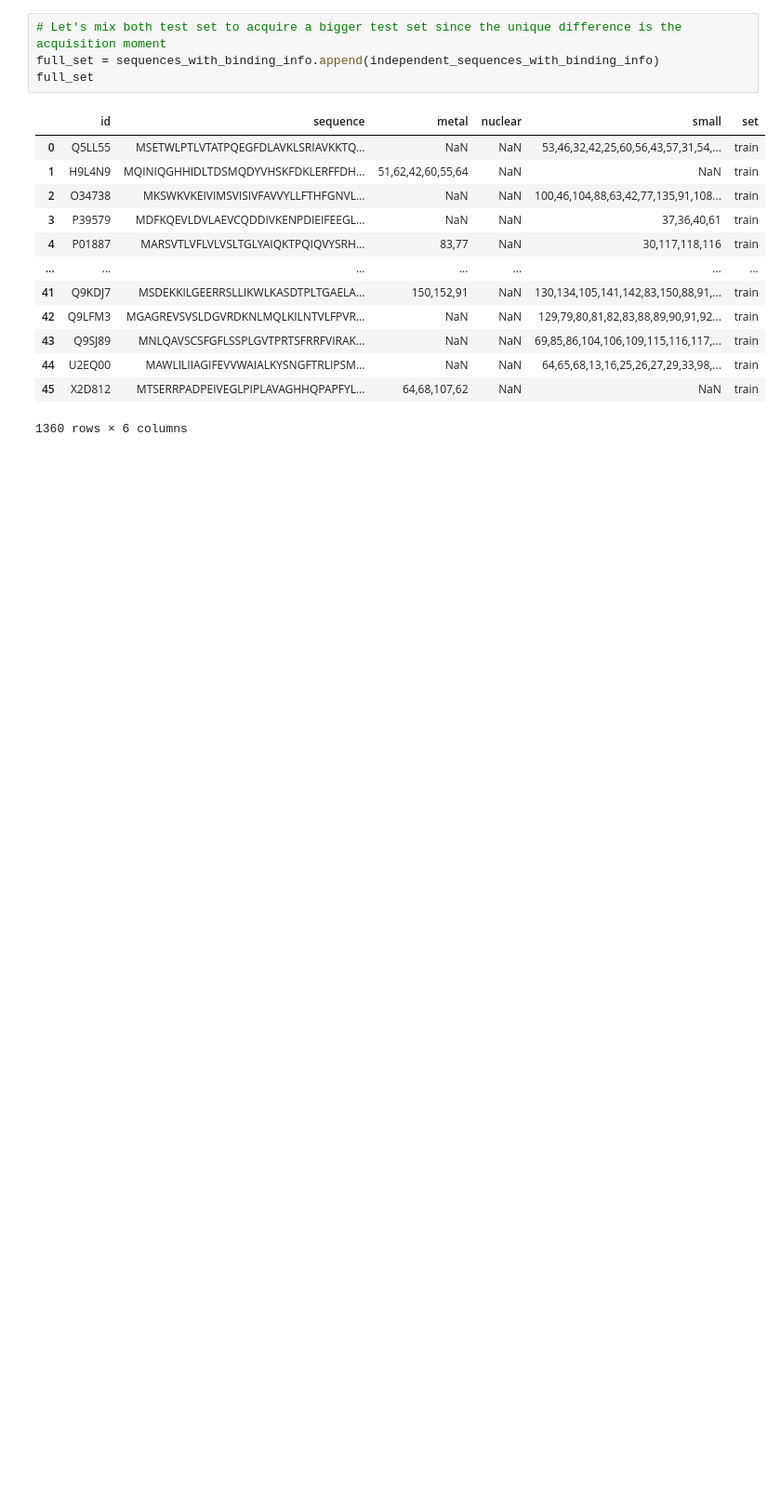
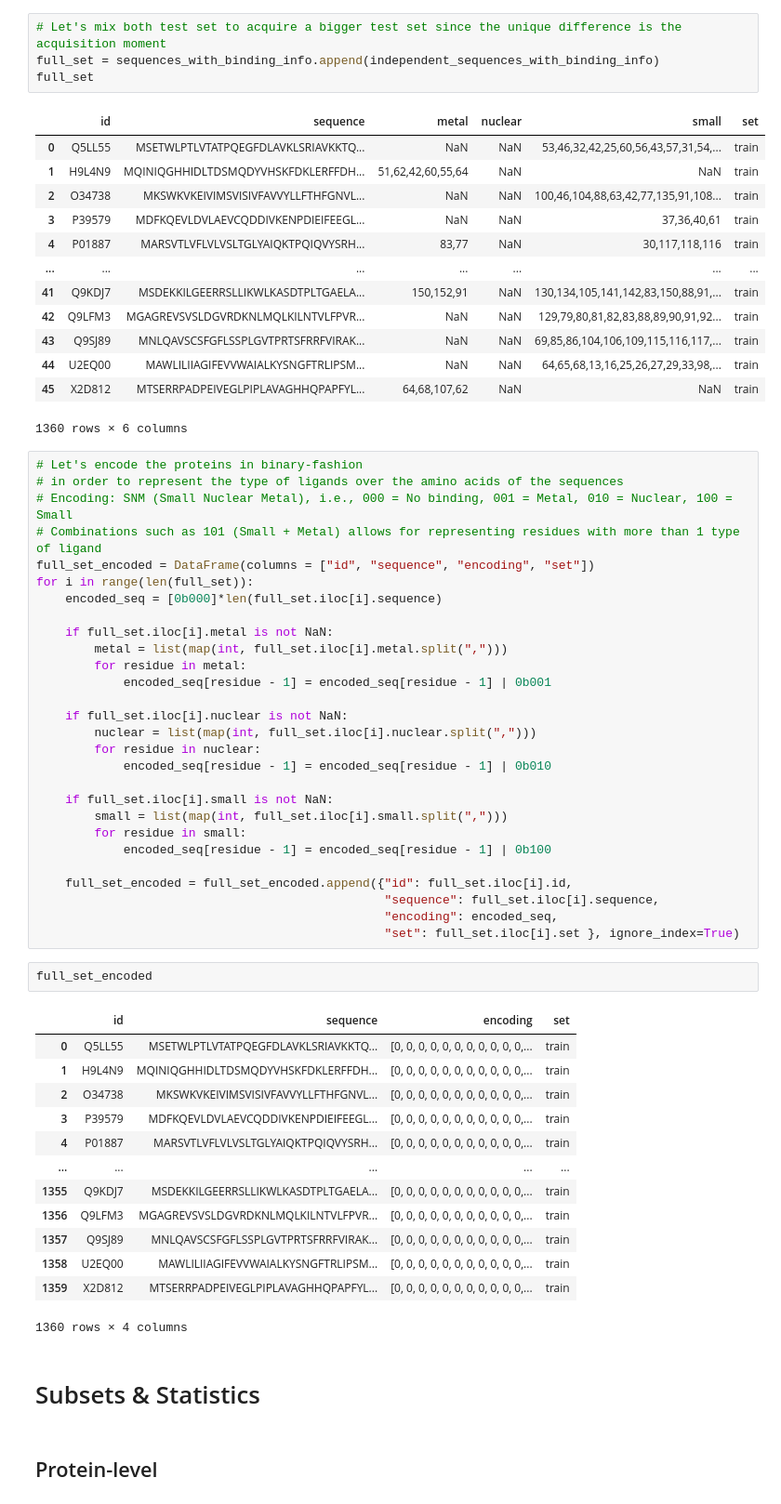
Before and after one commit to J-SNACKKB/FLIP, a Jupyter notebook: collect_splits/5_bind.ipynb, the cells around one changed output. Shown: that part at 93% size. Saved outputs shown, nothing was run; the diff lists cells and outputs as text; blank space fills up the shorter version.

```diff
--- a/collect_splits/5_bind.ipynb
+++ b/collect_splits/5_bind.ipynb
@@ -158,4 +171,52 @@ full_set
 | 44 | U2EQ00 | MAWLILIIAGIFEVVWAIALKYSNGFTRLIPSM... | NaN | NaN | 64,65,68,13,16,25,26,27,29,33,98,... | train |
 | 45 | X2D812 | MTSERRPADPEIVEGLPIPLAVAGHHQPAPFYL... | 64,68,107,62 | NaN | NaN | train |
 1360 rows × 6 columns
+# %%
+# Let's encode the proteins in binary-fashion
+# in order to represent the type of ligands over the amino acids of the sequences
+# Encoding: SNM (Small Nuclear Metal), i.e., 000 = No binding, 001 = Metal, 010 = Nuclear, 100 = Small
+# Combinations such as 101 (Small + Metal) allows for representing residues with more than 1 type of ligand
+full_set_encoded = DataFrame(columns = ["id", "sequence", "encoding", "set"])
+for i in range(len(full_set)):
+    encoded_seq = [0b000]*len(full_set.iloc[i].sequence)
+
+    if full_set.iloc[i].metal is not NaN:
+        metal = list(map(int, full_set.iloc[i].metal.split(",")))
+        for residue in metal:
+            encoded_seq[residue - 1] = encoded_seq[residue - 1] | 0b001
+
+    if full_set.iloc[i].nuclear is not NaN:
+        nuclear = list(map(int, full_set.iloc[i].nuclear.split(",")))
+        for residue in nuclear:
+            encoded_seq[residue - 1] = encoded_seq[residue - 1] | 0b010
+
+    if full_set.iloc[i].small is not NaN:
+        small = list(map(int, full_set.iloc[i].small.split(",")))
+        for residue in small:
+            encoded_seq[residue - 1] = encoded_seq[residue - 1] | 0b100
+
+    full_set_encoded = full_set_encoded.append({"id": full_set.iloc[i].id,
+                                                "sequence": full_set.iloc[i].sequence,
+                                                "encoding": encoded_seq,
+                                                "set": full_set.iloc[i].set }, ignore_index=True)
+# %%
+full_set_encoded
+# %% [output]
+|  | id | sequence | encoding | set |
+| 0 | Q5LL55 | MSETWLPTLVTATPQEGFDLAVKLSRIAVKKTQ... | [0, 0, 0, 0, 0, 0, 0, 0, 0, 0, 0,... | train |
+| 1 | H9L4N9 | MQINIQGHHIDLTDSMQDYVHSKFDKLERFFDH... | [0, 0, 0, 0, 0, 0, 0, 0, 0, 0, 0,... | train |
+| 2 | O34738 | MKSWKVKEIVIMSVISIVFAVVYLLFTHFGNVL... | [0, 0, 0, 0, 0, 0, 0, 0, 0, 0, 0,... | train |
+| 3 | P39579 | MDFKQEVLDVLAEVCQDDIVKENPDIEIFEEGL... | [0, 0, 0, 0, 0, 0, 0, 0, 0, 0, 0,... | train |
+| 4 | P01887 | MARSVTLVFLVLVSLTGLYAIQKTPQIQVYSRH... | [0, 0, 0, 0, 0, 0, 0, 0, 0, 0, 0,... | train |
+| ... | ... | ... | ... | ... |
+| 1355 | Q9KDJ7 | MSDEKKILGEERRSLLIKWLKASDTPLTGAELA... | [0, 0, 0, 0, 0, 0, 0, 0, 0, 0, 0,... | train |
+| 1356 | Q9LFM3 | MGAGREVSVSLDGVRDKNLMQLKILNTVLFPVR... | [0, 0, 0, 0, 0, 0, 0, 0, 0, 0, 0,... | train |
+| 1357 | Q9SJ89 | MNLQAVSCSFGFLSSPLGVTPRTSFRRFVIRAK... | [0, 0, 0, 0, 0, 0, 0, 0, 0, 0, 0,... | train |
+| 1358 | U2EQ00 | MAWLILIIAGIFEVVWAIALKYSNGFTRLIPSM... | [0, 0, 0, 0, 0, 0, 0, 0, 0, 0, 0,... | train |
+| 1359 | X2D812 | MTSERRPADPEIVEGLPIPLAVAGHHQPAPFYL... | [0, 0, 0, 0, 0, 0, 0, 0, 0, 0, 0,... | train |
+1360 rows × 4 columns
+# %% [markdown]
+# Subsets & Statistics
+# %% [markdown]
+## Protein-level
 # %%
```
Also changed, not shown: parts of 49 cells of this notebook, 2 other files.
